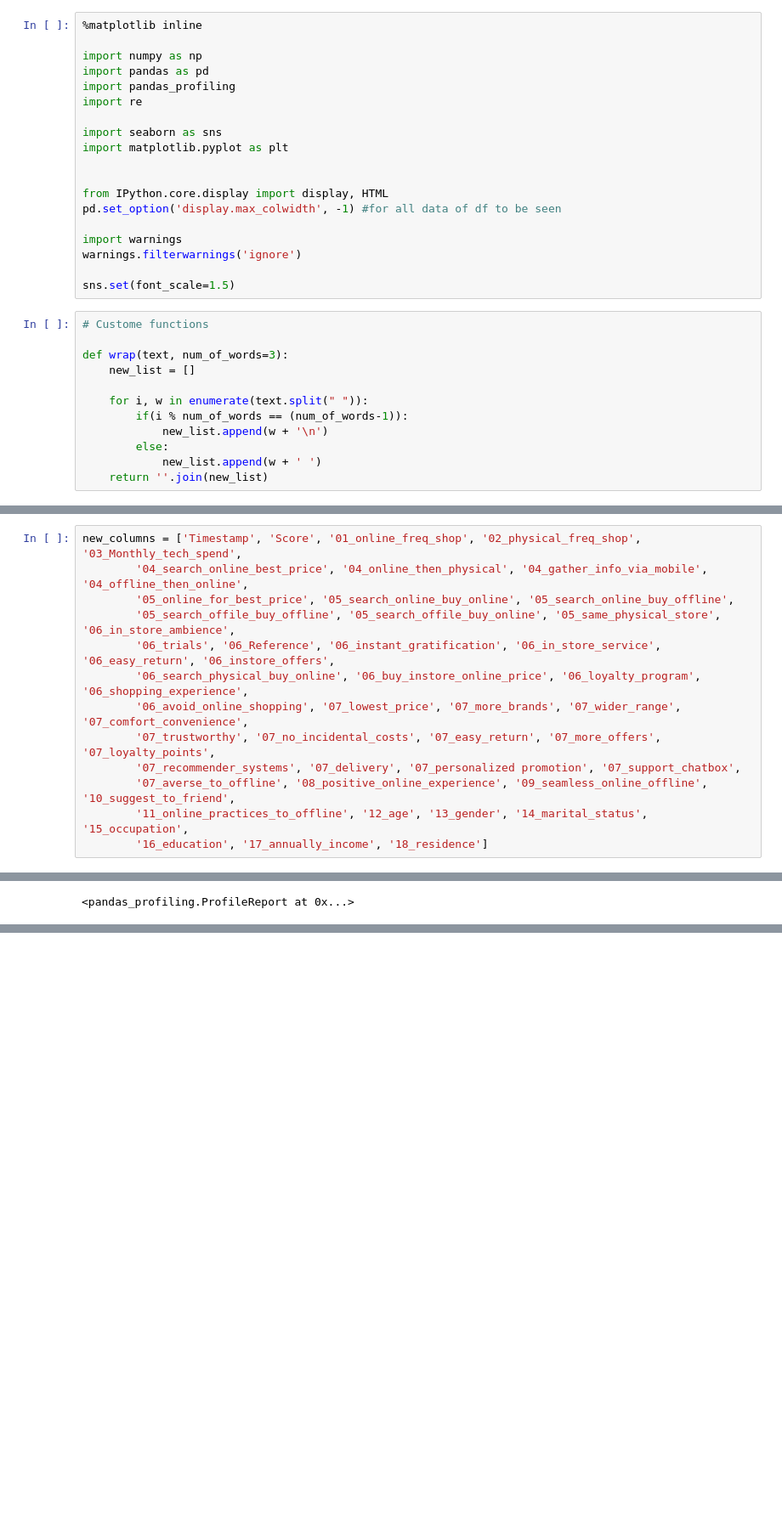
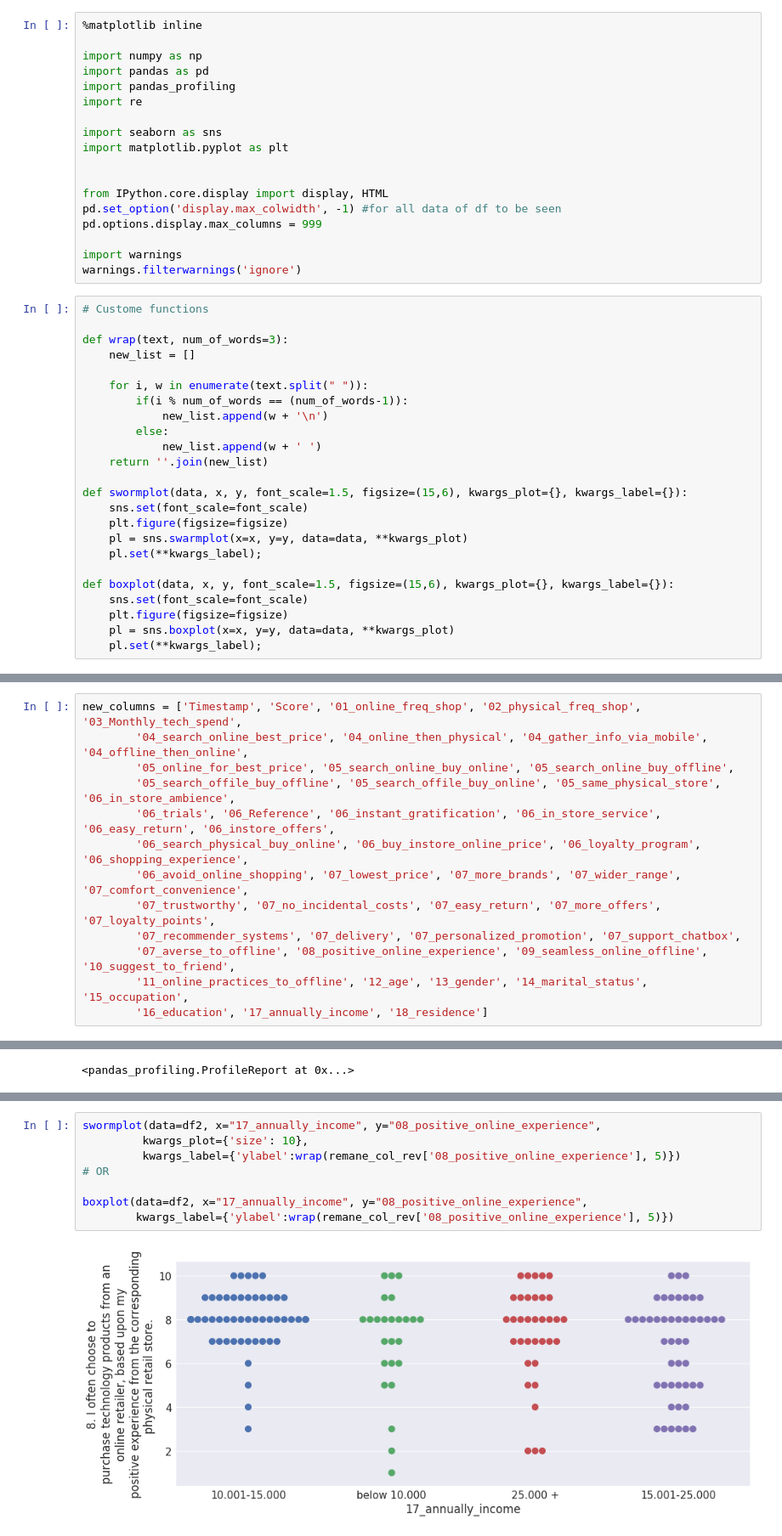
Before and after one commit to dimitris1ps/alexandra, a Jupyter notebook: Questionnaire_analysis.ipynb, the cells around one changed output, grey strips where cells are left out. Shown at 85% size. Cells and saved outputs as stored; diff of their text form; blank space fills up the shorter version.

```diff
--- a/Questionnaire_analysis.ipynb
+++ b/Questionnaire_analysis.ipynb
@@ -12,11 +12,10 @@ import matplotlib.pyplot as plt
 
 from IPython.core.display import display, HTML
 pd.set_option('display.max_colwidth', -1) #for all data of df to be seen
+pd.options.display.max_columns = 999
 
 import warnings
 warnings.filterwarnings('ignore')
-
-sns.set(font_scale=1.5)
 # %%
 # Custome functions
 
@@ -29,6 +28,18 @@ def wrap(text, num_of_words=3):
         else:
             new_list.append(w + ' ')
     return ''.join(new_list)
+
+def swormplot(data, x, y, font_scale=1.5, figsize=(15,6), kwargs_plot={}, kwargs_label={}):
+    sns.set(font_scale=font_scale)
+    plt.figure(figsize=figsize)
+    pl = sns.swarmplot(x=x, y=y, data=data, **kwargs_plot)
+    pl.set(**kwargs_label);
+
+def boxplot(data, x, y, font_scale=1.5, figsize=(15,6), kwargs_plot={}, kwargs_label={}):
+    sns.set(font_scale=font_scale)
+    plt.figure(figsize=figsize)
+    pl = sns.boxplot(x=x, y=y, data=data, **kwargs_plot)
+    pl.set(**kwargs_label);
 # %% [markdown]
 ### Import responses
 # %%
@@ -55,7 +65,7 @@ new_columns = ['Timestamp', 'Score', '01_online_freq_shop', '02_physical_freq_sh
         '06_search_physical_buy_online', '06_buy_instore_online_price', '06_loyalty_program', '06_shopping_experience',
         '06_avoid_online_shopping', '07_lowest_price', '07_more_brands', '07_wider_range', '07_comfort_convenience',
         '07_trustworthy', '07_no_incidental_costs', '07_easy_return', '07_more_offers', '07_loyalty_points',
-        '07_recommender_systems', '07_delivery', '07_personalized promotion', '07_support_chatbox',
+        '07_recommender_systems', '07_delivery', '07_personalized_promotion', '07_support_chatbox',
         '07_averse_to_offline', '08_positive_online_experience', '09_seamless_online_offline', '10_suggest_to_friend',
         '11_online_practices_to_offline', '12_age', '13_gender', '14_marital_status', '15_occupation',
         '16_education', '17_annually_income', '18_residence']
@@ -94,0 +225,10 @@ pl.set( ylabel=wrap(remane_col_rev['08_positive_online_experience'], 5));
+# %%
+swormplot(data=df2, x="17_annually_income", y="08_positive_online_experience",
+         kwargs_plot={'size': 10},
+         kwargs_label={'ylabel':wrap(remane_col_rev['08_positive_online_experience'], 5)})
+# OR
+
+boxplot(data=df2, x="17_annually_income", y="08_positive_online_experience",
+        kwargs_label={'ylabel':wrap(remane_col_rev['08_positive_online_experience'], 5)})
+# %% [output]
+[figure, added]
```
Also changed, not shown: parts of 33 cells of this notebook.
